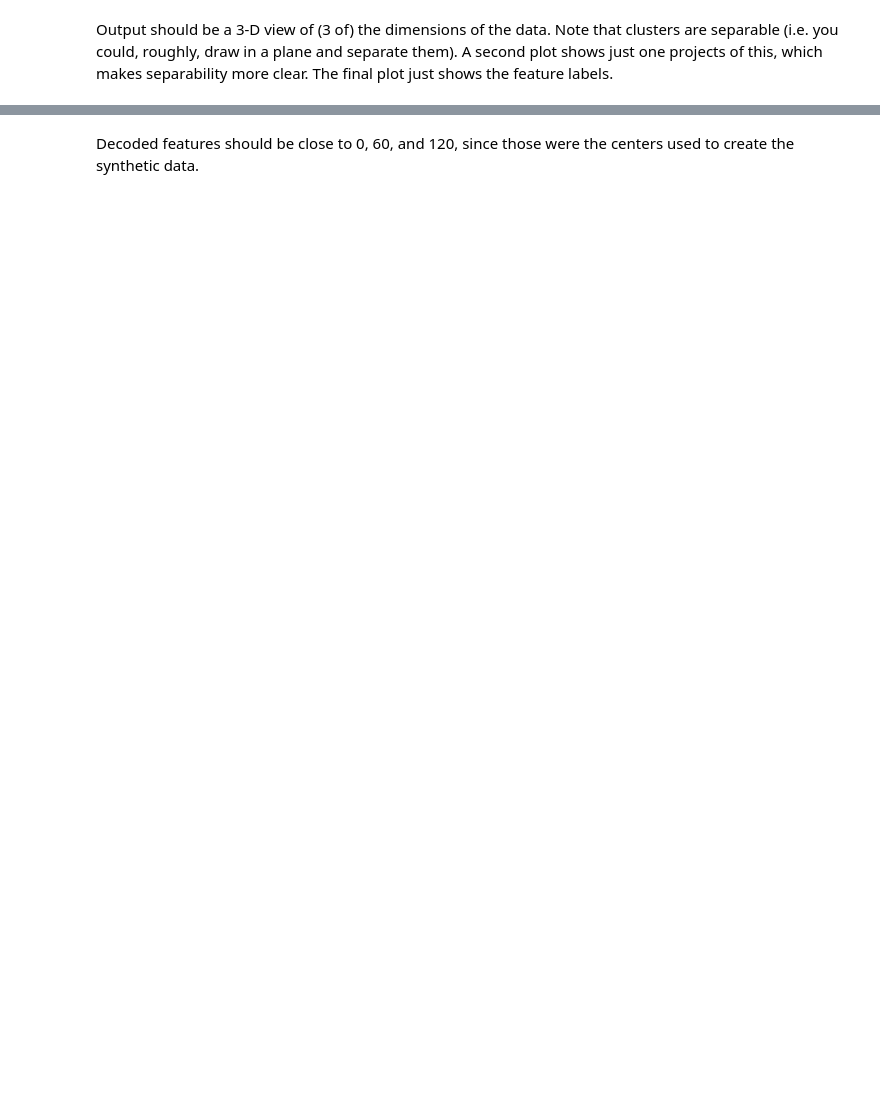
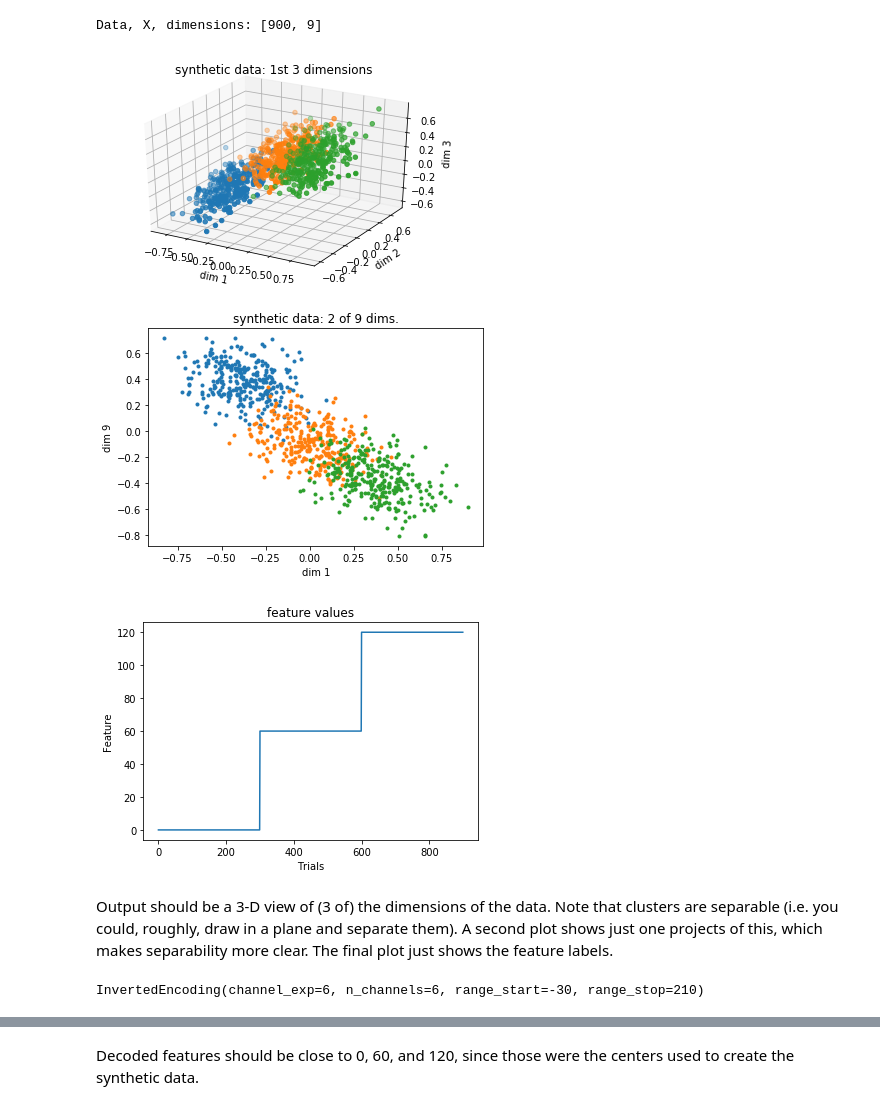
Before and after one commit to brainiak/brainiak, a Jupyter notebook: examples/reconstruct/iem_example_synthetic_data.ipynb, the cells around one changed output, grey strips where cells are left out. Drawn from its saved outputs; the diff is of its cells as text; code cells hidden in the pictures; blank space fills up the shorter version.

```diff
--- a/examples/reconstruct/iem_example_synthetic_data.ipynb
+++ b/examples/reconstruct/iem_example_synthetic_data.ipynb
@@ -5,49 +5,64 @@ from mpl_toolkits.mplot3d import Axes3D
 import brainiak.reconstruct.iem
 # %%
 # Generate synthetic data with dimension 9 that is linearly separable
-n, dim = 300, 9
+n, dim = 900, 9
 n_ = int(n/3)
 np.random.seed(0)
 C = -.25 + .5*np.random.rand(dim, dim) # covariance matrix
 centers_0 = np.linspace(-1, 1, dim)
 centers_60 = np.roll(centers_0,5)
 centers_120 = centers_0[::-1]
-X = np.vstack((np.dot(np.random.randn(n_, dim), C) + centers_0,
+X_ = np.vstack((np.dot(np.random.randn(n_, dim), C) + centers_0,
           np.dot(np.random.randn(n_, dim), C) + centers_60,
           np.dot(np.random.randn(n_, dim), C) + centers_120))
+X = X_/np.max((np.max(X_), np.min(X_)))
 
 y = np.hstack((np.zeros(n_), 60*np.ones(n_), 120*np.ones(n_)))
 
 print("Data, X, dimensions: " + str([np.size(X,0), np.size(X,1)]))
+# %% [output]
+Data, X, dimensions: [900, 9]
 # %%
 # Plot some perspectives of the synthetic data:
 # 3-D scatter plot and 2-D perspectives
 
 fig = plt.figure()
 ax = fig.add_subplot(111, projection='3d')
-ax.scatter(X[0:99,0], X[0:99,2], X[0:99,2])
-ax.scatter(X[100:199,0], X[100:199,2], X[100:199,2])
-ax.scatter(X[200:,0], X[200:,2], X[200:,2])
+ax.scatter(X[0:(n_-1),0], X[0:(n_-1),2], X[0:(n_-1),2])
+ax.scatter(X[n_:(2*n_-1),0], X[n_:(2*n_-1),2], X[n_:(2*n_-1),2])
+ax.scatter(X[(2*n_):,0], X[(2*n_):,2], X[(2*n_):,2])
 ax.set_xlabel('dim 1')
 ax.set_ylabel('dim 2')
 ax.set_zlabel('dim 3')
 plt.title('synthetic data: 1st 3 dimensions')
 plt.show()
 
 plt.figure()
-plt.plot(X[0:99,0],X[0:99,8],'.',color='C0')
-plt.plot(X[100:199,0],X[100:199,8],'.',color='C1')
-plt.plot(X[200:299,0],X[200:299,8],'.',color='C2')
+plt.plot(X[0:(n_-1),0], X[0:(n_-1),8],'.',color='C0')
+plt.plot(X[n_:(2*n_-1),0], X[n_:(2*n_-1),8],'.',color='C1')
+plt.plot(X[(2*n_):,0], X[(2*n_):,8],'.',color='C2')
 plt.xlabel('dim 1')
 plt.ylabel('dim 9')
 plt.title('synthetic data: 2 of 9 dims.')
 plt.show()
 
 plt.figure()
 plt.plot(y)
 plt.xlabel('Trials')
 plt.ylabel('Feature')
 plt.title('feature values')
 plt.show()
+# %% [output]
+[figure, added]
+[figure, added]
+[figure, added]
 # %% [markdown]
 Output should be a 3-D view of (3 of) the dimensions of the data. Note that clusters are separable (i.e. you could, roughly, draw in a plane and separate them). A second plot shows just one projects of this, which makes separability more clear. The final plot just shows the feature labels.
+# %%
+# Create IEM object, feed it synthetic data, create new synthetic data
+# and predict feature (direction) from that data.
+
+s = brainiak.reconstruct.iem.InvertedEncoding(6, 6, -30, 210)
+s.fit(X,y)
+# %% [output]
+InvertedEncoding(channel_exp=6, n_channels=6, range_start=-30, range_stop=210)
```
Also changed, not shown: parts of 11 cells of this notebook, 2 other files.
